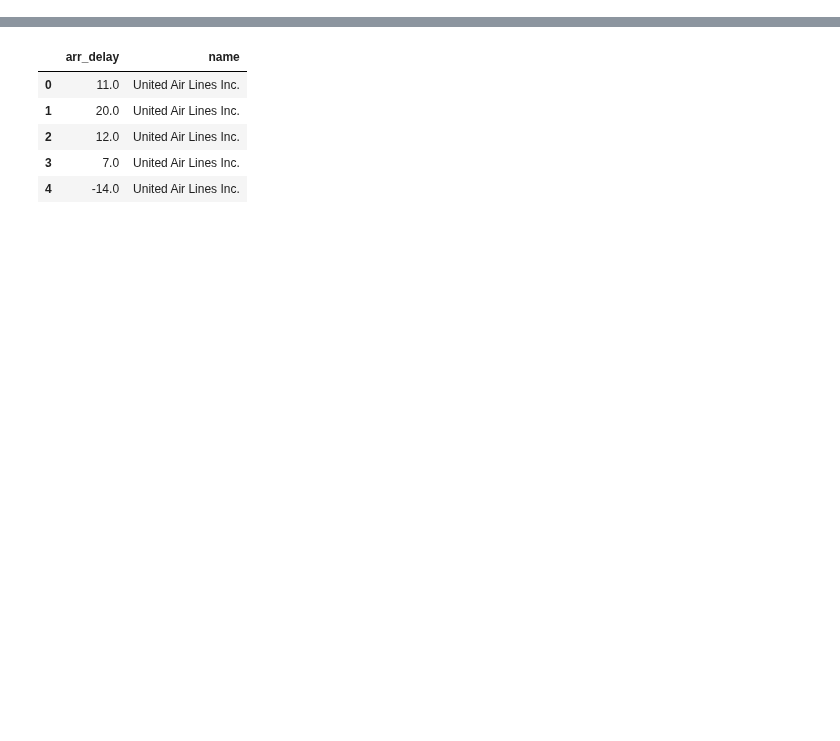
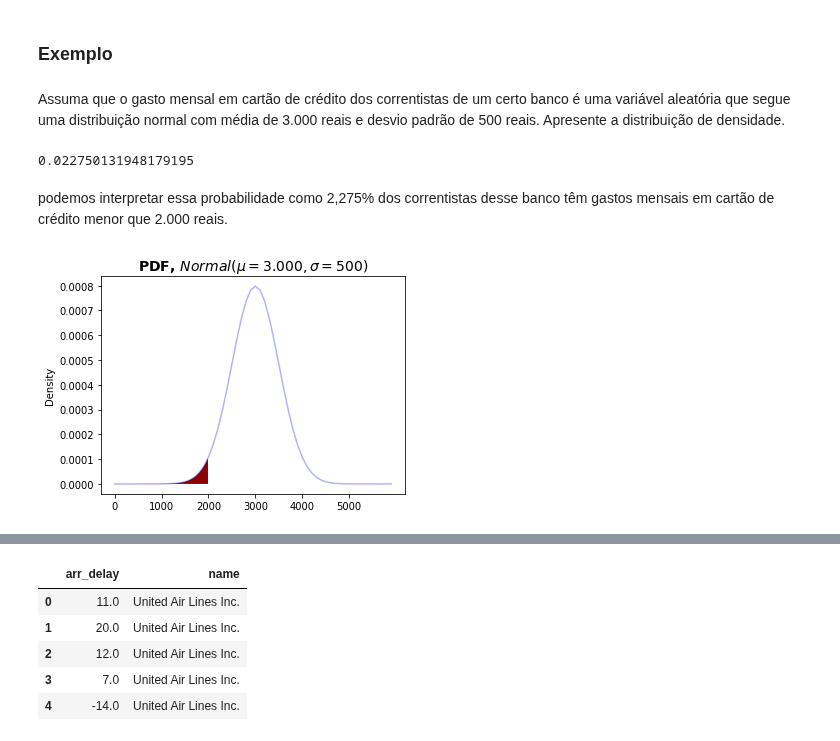
Before and after one commit to Rogerio-mack/Ciencia-de-Dados-e-Aprendizado-de-Maquina, a Jupyter notebook: ACD_T3_Testes_de_Hipoteses.ipynb, the cells around one changed output, grey strips where cells are left out. Saved outputs shown, nothing was run; the diff lists cells and outputs as text; code cells hidden in the pictures; blank space fills up the shorter version.

```diff
--- a/ACD_T3_Testes_de_Hipoteses.ipynb
+++ b/ACD_T3_Testes_de_Hipoteses.ipynb
@@ -379,0 +198,41 @@ Vamos ver aqui um conjunto de dados sobre vôos e tempos de atraso ou antecipaç
+# %% [markdown]
+### Exemplo
+# %% [markdown]
+Assuma que o gasto mensal em cartão de crédito dos correntistas de um certo banco é uma variável aleatória que segue uma distribuição normal com média de 3.000 reais e desvio padrão de 500 reais. Apresente a distribuição de densidade.
+# %%
+# Cálculo de probabilidades
+from scipy.stats import norm
+
+#Vamos calcular P(X<2000)
+
+x=0
+mu= 3000
+sigma=500
+
+norm.cdf(2000,loc=mu,scale=sigma)
+# %% [output]
+0.022750131948179195
+# %% [markdown]
+podemos interpretar essa probabilidade como 2,275% dos correntistas desse banco têm gastos mensais em cartão de crédito menor que 2.000 reais.
+# %%
+#Função de densidade
+
+from scipy.stats import norm
+
+xi=np.arange(0,6000,100)
+mu= 3000
+sigma=500
+
+fx = norm.pdf(xi, mu, sigma)
+
+fig = plt.figure(figsize=(12,4))
+
+plt.subplot(1, 2, 1)
+plt.plot(xi,fx,color='blue',linewidth=1.5, alpha=0.3)
+plt.fill_between(np.arange(0,2000,10), norm.pdf(np.arange(0,2000,10), mu, sigma), facecolor='darkred')
+plt.ylabel('Density')
+plt.title('PDF, $Normal(\mu=3.000, \sigma= 500)$', fontsize=14, weight='bold')
+plt.xticks(np.arange(0,6000,1000))
+plt.show()
+# %% [output]
+[figure, added]
```
Also changed, not shown: parts of 163 cells of this notebook, 1 other file.
